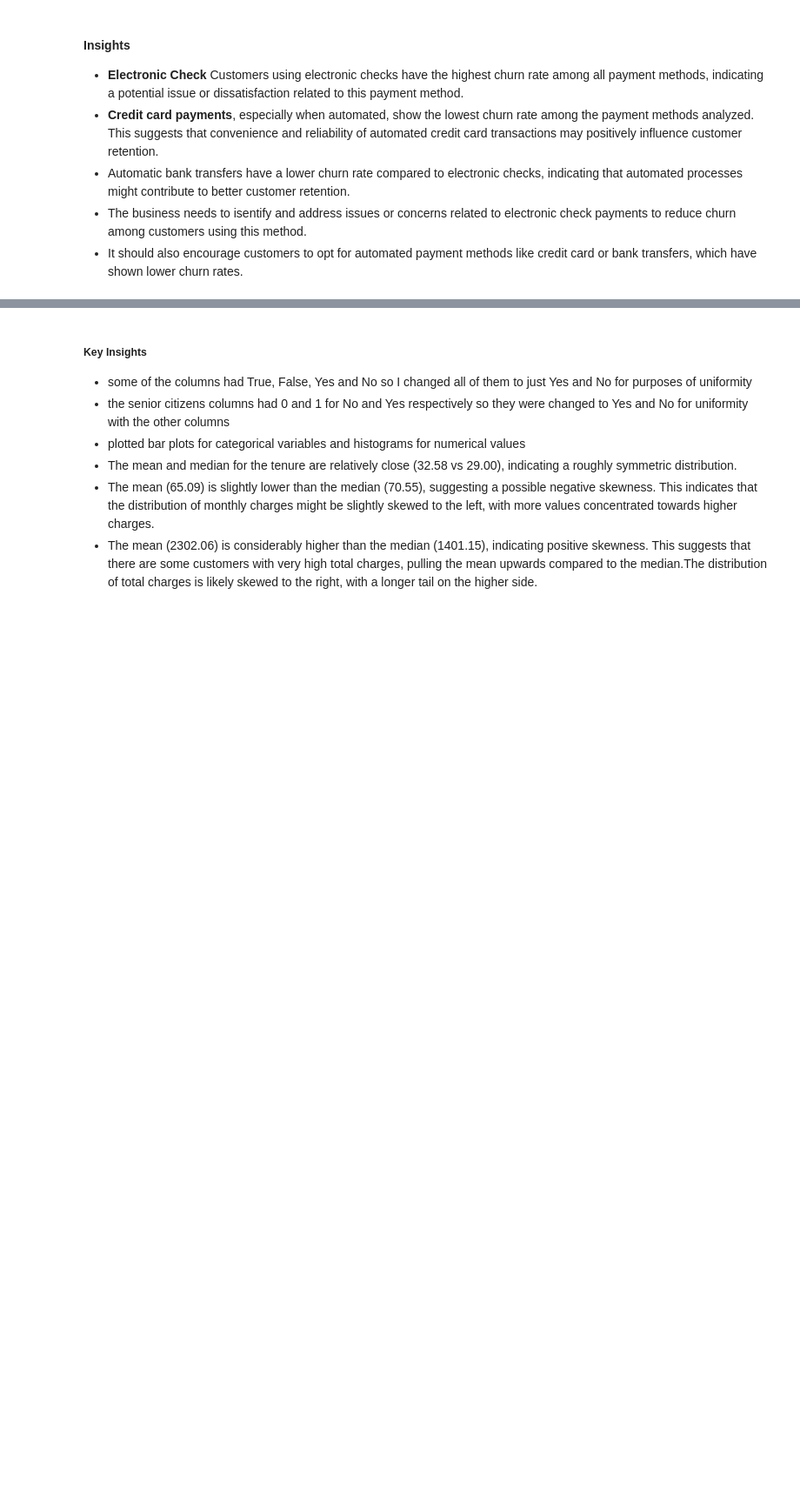
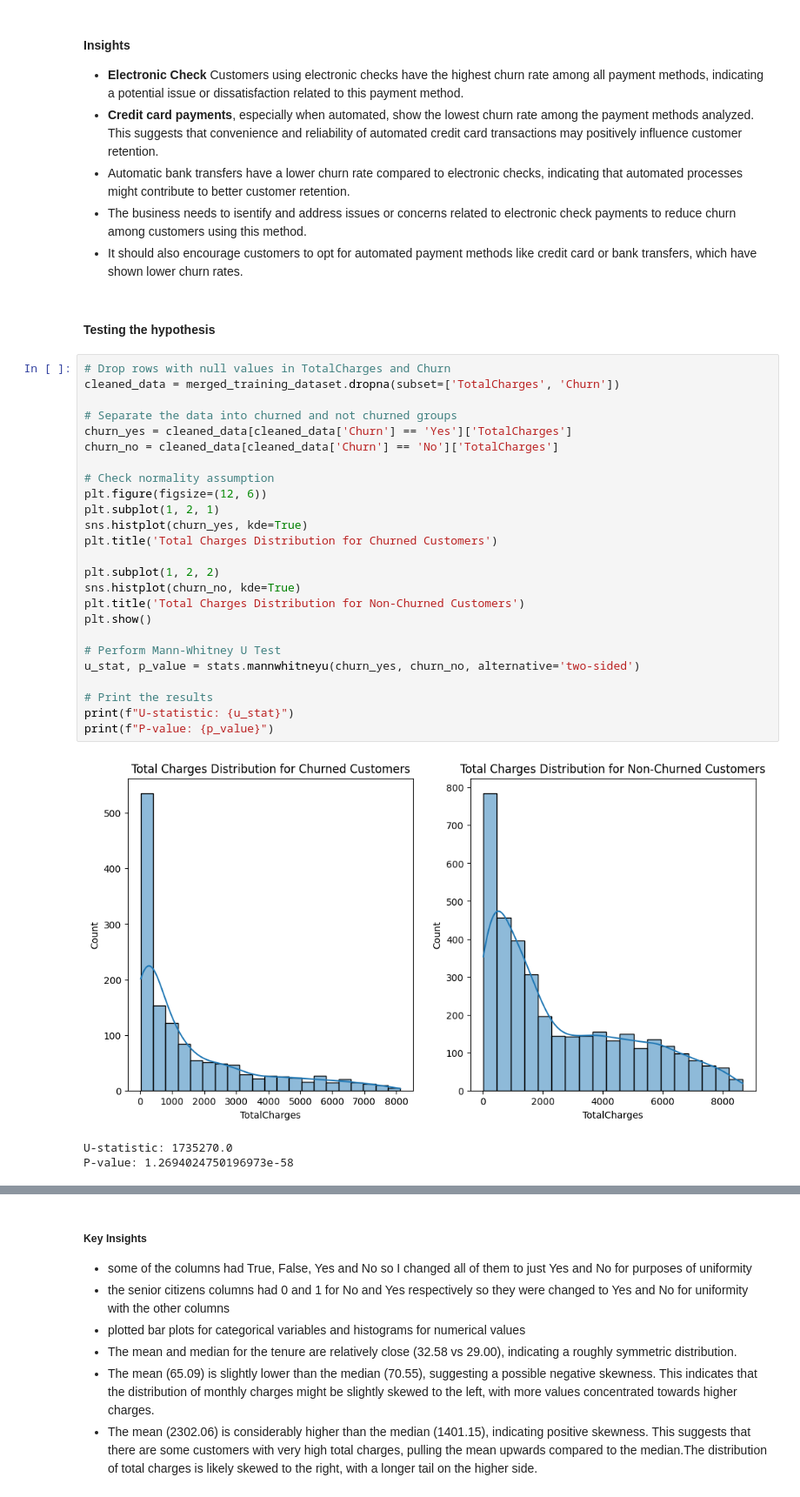
Before and after one commit to lizjelimo/Churn-Analysis, a Jupyter notebook: notebooks/main.ipynb, the cells around one changed output, grey strips where cells are left out. Shown at 87% size. Drawn from its saved outputs; the diff is of its cells as text; blank space fills up the shorter version.

Commit message:
test hypothesis

```diff
--- a/notebooks/main.ipynb
+++ b/notebooks/main.ipynb
@@ -756,3 +757,34 @@ plt.show()
 - Automatic bank transfers have a lower churn rate compared to electronic checks, indicating that automated processes might contribute to better customer retention.
 - The business needs  to isentify and address issues or concerns related to electronic check payments to reduce churn among customers using this method.
 - It should also encourage customers to opt for automated payment methods like credit card or bank transfers, which have shown lower churn rates.
+# %% [markdown]
+#### **Testing the hypothesis**
+# %%
+# Drop rows with null values in TotalCharges and Churn
+cleaned_data = merged_training_dataset.dropna(subset=['TotalCharges', 'Churn'])
+
+# Separate the data into churned and not churned groups
+churn_yes = cleaned_data[cleaned_data['Churn'] == 'Yes']['TotalCharges']
+churn_no = cleaned_data[cleaned_data['Churn'] == 'No']['TotalCharges']
+
+# Check normality assumption
+plt.figure(figsize=(12, 6))
+plt.subplot(1, 2, 1)
+sns.histplot(churn_yes, kde=True)
+plt.title('Total Charges Distribution for Churned Customers')
+
+plt.subplot(1, 2, 2)
+sns.histplot(churn_no, kde=True)
+plt.title('Total Charges Distribution for Non-Churned Customers')
+plt.show()
+
+# Perform Mann-Whitney U Test
+u_stat, p_value = stats.mannwhitneyu(churn_yes, churn_no, alternative='two-sided')
+
+# Print the results
+print(f"U-statistic: {u_stat}")
+print(f"P-value: {p_value}")
+# %% [output]
+[figure, added]
+U-statistic: 1735270.0
+P-value: 1.2694024750196973e-58
```
Also changed, not shown: parts of 3 cells of this notebook.
